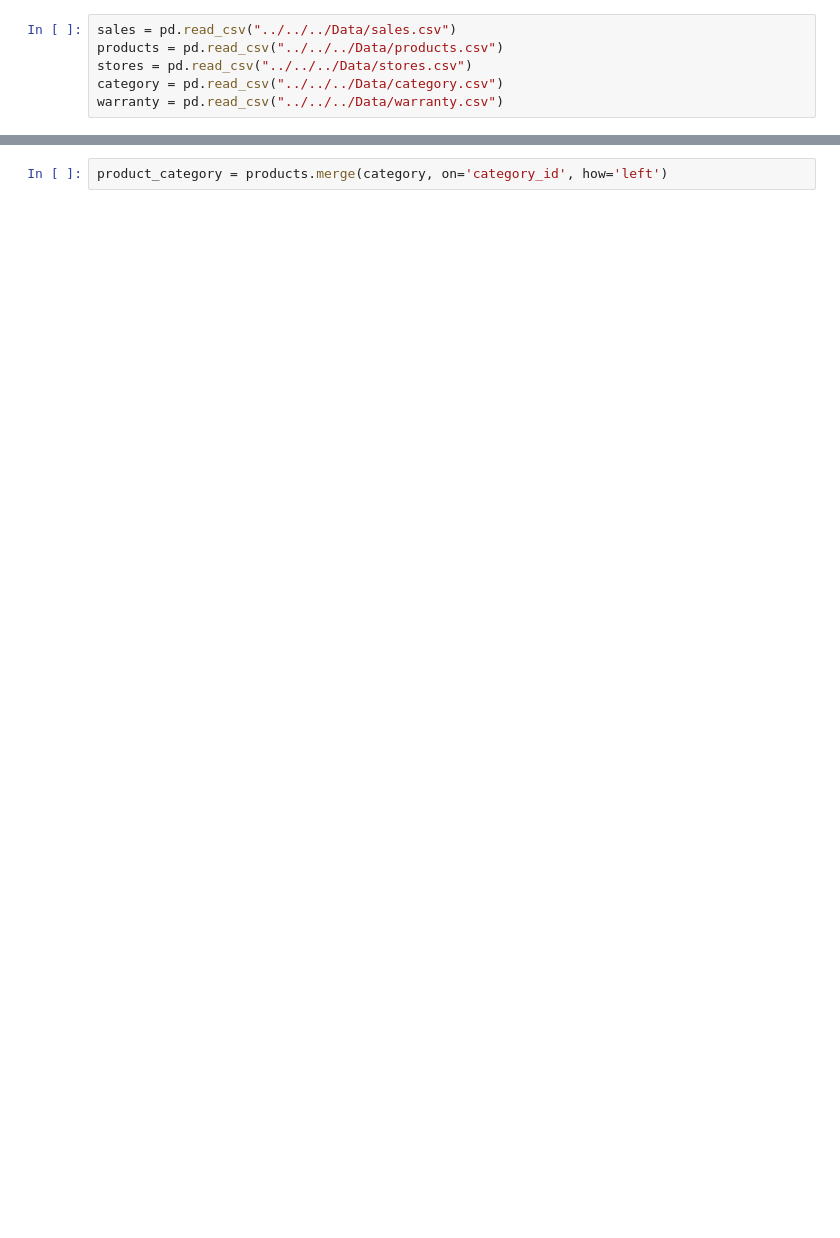
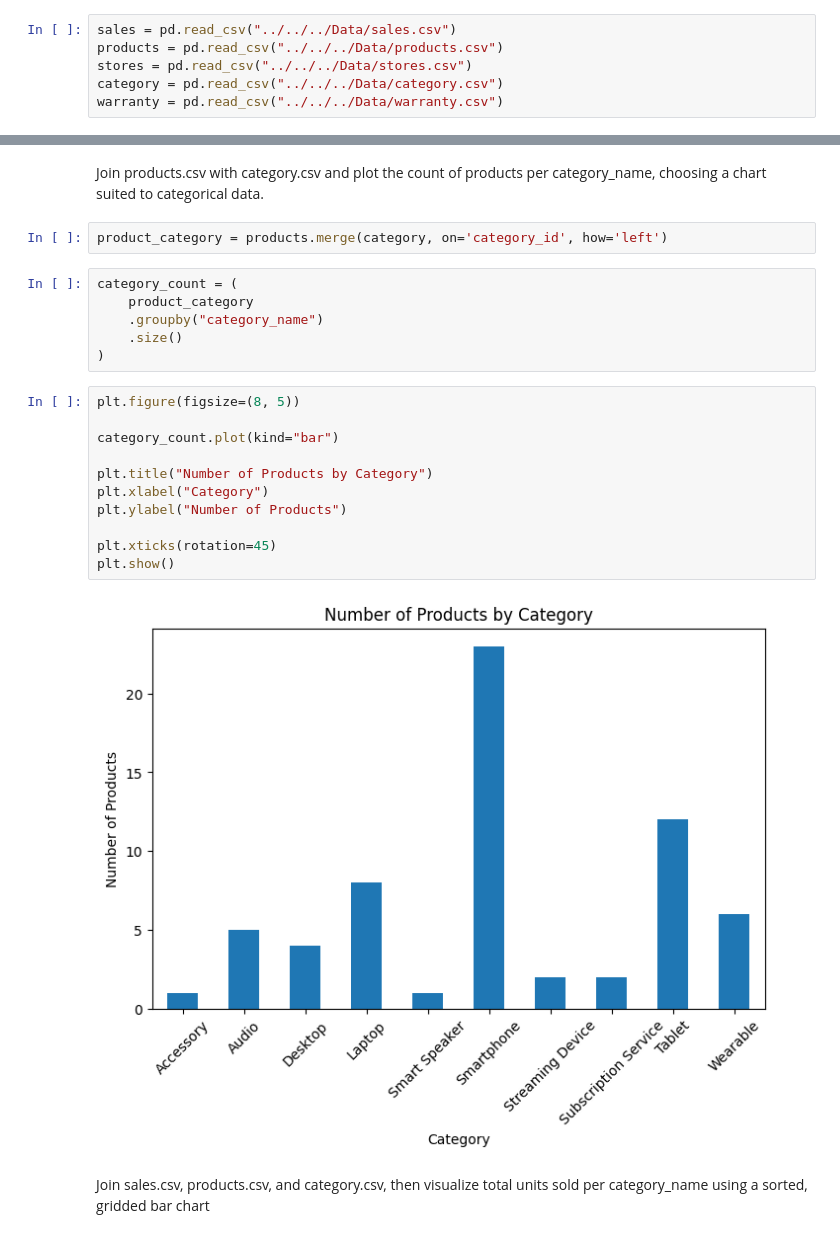
Before and after one commit to MOHAK010/Apple-Sales-Analytics--project-End-to-End, a Jupyter notebook: Notebooks/Data Visualization/notebooks/01_visualization_fundamentals.ipynb, the cells around one changed output, grey strips where cells are left out. Saved outputs shown, nothing was run; the diff lists cells and outputs as text; blank space fills up the shorter version.

```diff
--- a/Notebooks/Data Visualization/notebooks/01_visualization_fundamentals.ipynb
+++ b/Notebooks/Data Visualization/notebooks/01_visualization_fundamentals.ipynb
@@ -18,5 +21,28 @@ plt.ylabel('No of Products')
 plt.show()
 # %% [output]
 [figure]
+# %% [markdown]
+Join products.csv with category.csv and plot the count of products per category_name, choosing a chart suited to categorical data.
 # %%
 product_category = products.merge(category, on='category_id', how='left')
+# %%
+category_count = (
+    product_category
+    .groupby("category_name")
+    .size()
+)
+# %%
+plt.figure(figsize=(8, 5))
+
+category_count.plot(kind="bar")
+
+plt.title("Number of Products by Category")
+plt.xlabel("Category")
+plt.ylabel("Number of Products")
+
+plt.xticks(rotation=45)
+plt.show()
+# %% [output]
+[figure, added]
+# %% [markdown]
+Join sales.csv, products.csv, and category.csv, then visualize total units sold per category_name using a sorted, gridded bar chart
```
Also changed, not shown: parts of 13 cells of this notebook.
